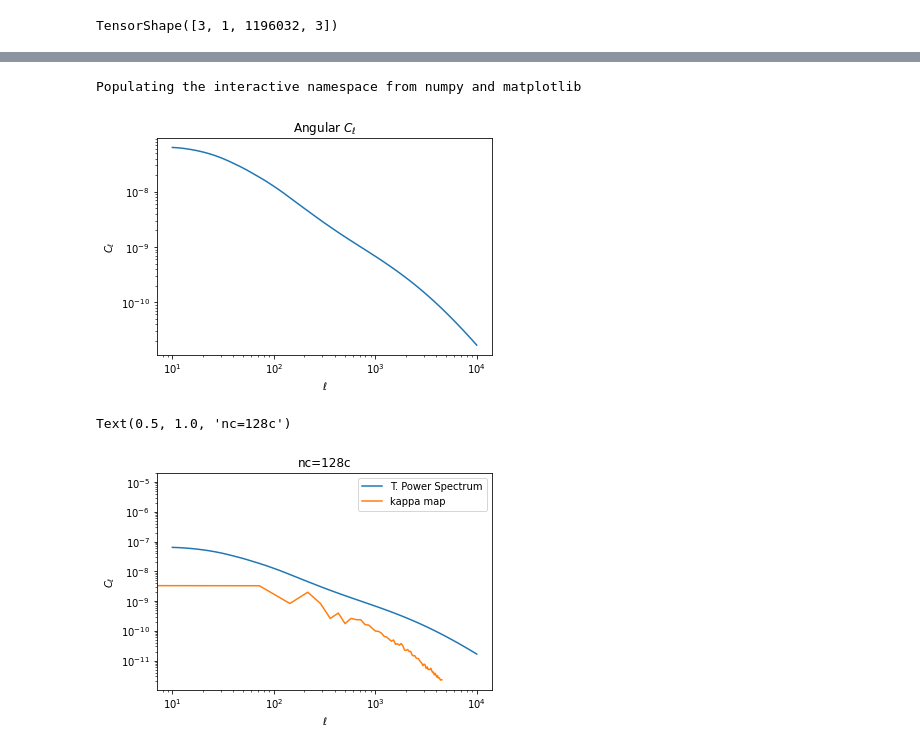
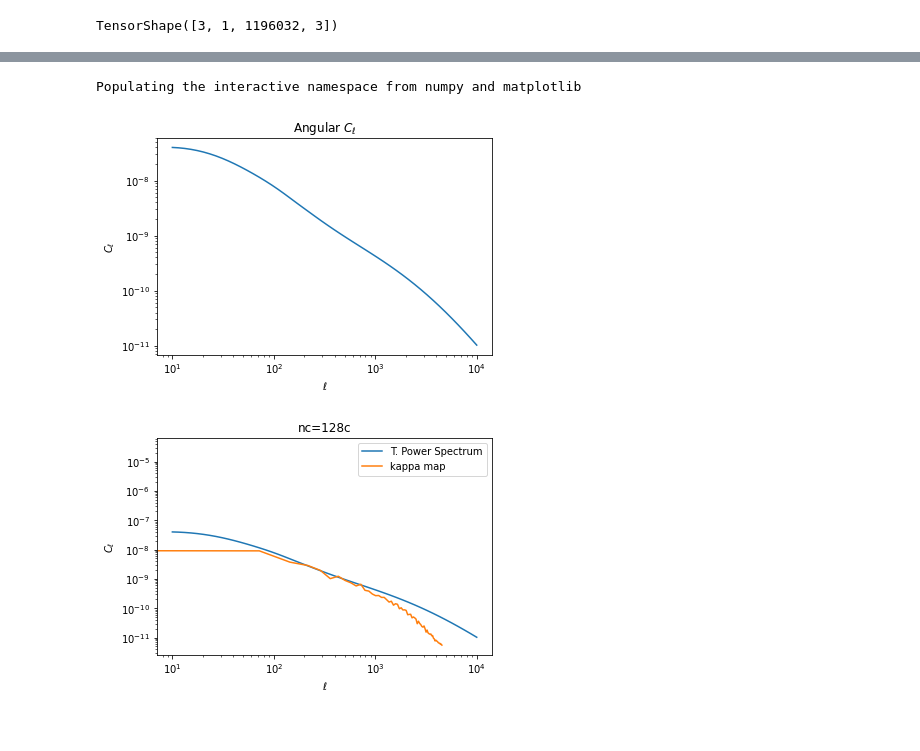
Before and after one commit to DifferentiableUniverseInitiative/flowpm, a Jupyter notebook: notebooks/Denise_lightcone.ipynb, the cells around one changed output, grey strips where cells are left out. Drawn from its saved outputs; the diff is of its cells as text; code cells hidden in the pictures.

```diff
--- a/notebooks/Denise_lightcone.ipynb
+++ b/notebooks/Denise_lightcone.ipynb
@@ -26,10 +26,10 @@ WARNING:tensorflow:@custom_gradient grad_fn has 'variables' in signature, but no
 # %%
 nc=[128,128,1280]   # size of the cube, number of cells
 nc_xy=nc[0]                     # number of cell for x and  y
-Boxsize=[250,250,2500]          # Physical size of the cube
+Boxsize=[200,200,2000]          # Physical size of the cube
 # %%
 #To make lens planes of size 200 Mpc/h :
-r = np.linspace(0,2500,10, endpoint=True)
+r = np.linspace(0,2000,10, endpoint=True)
 a = afactor(r)
 # %% [output]
 WARNING:tensorflow:@custom_gradient grad_fn has 'variables' in signature, but no ResourceVariables were used on the forward pass.
@@ -68,5 +68,5 @@ final_state, lps_a, lps = lightcone(med_state, a[::-1],
 # %%
 #Let's define the source's redshift
 #zs=0.7755102040816326
-a_s=z2a(1)
-ds=chifactor(lps_a[0])
+a_s=z2a(1.00)
+ds=chifactor(a_s)
@@ -128,10 +130,10 @@ legend()
 import jax
 import jax_cosmo as jc
 # %%
-z = linspace(0,2,50)
+z = linspace(0,2,100)
 pz = zeros_like(z)
-pz[25] =1
-nzs_s=jc.redshift.kde_nz(z, pz,bw=0.011)
+pz[50] =1.
+nzs_s=jc.redshift.kde_nz(z, pz, bw=0.05)
 # let's draw the nz on a new array of redshifts
 zsamp = np.linspace(0,2,128)
 plot(zsamp, nzs_s(zsamp))
@@ -160,18 +158,17 @@ xlabel(r'$\ell$');
 title(r'Angular $C_\ell$');
 # %% [output]
 Populating the interactive namespace from numpy and matplotlib
-[figure, old version]
+[figure, new version]
 # %%
 loglog(elle, cls[0],label='T. Power Spectrum')
 loglog(ell, ps_example, label='kappa map')
 ylabel(r'$C_\ell$')
 xlabel(r'$\ell$')
 #xlim(10,10000)
 legend()
 title('nc=128c')
-#savefig('power_con128.png',dpi=80)
+savefig('power_con128_z=0.99.png',dpi=80)
 # %% [output]
-Text(0.5, 1.0, 'nc=128c')
-[figure, old version]
+[figure, new version]
 # %%
 print("--- %d seconds ---(%d minutes)" % ((time.time() - start_time),(time.time() - start_time)/60.))
```
Also changed, not shown: parts of 12 cells of this notebook.
